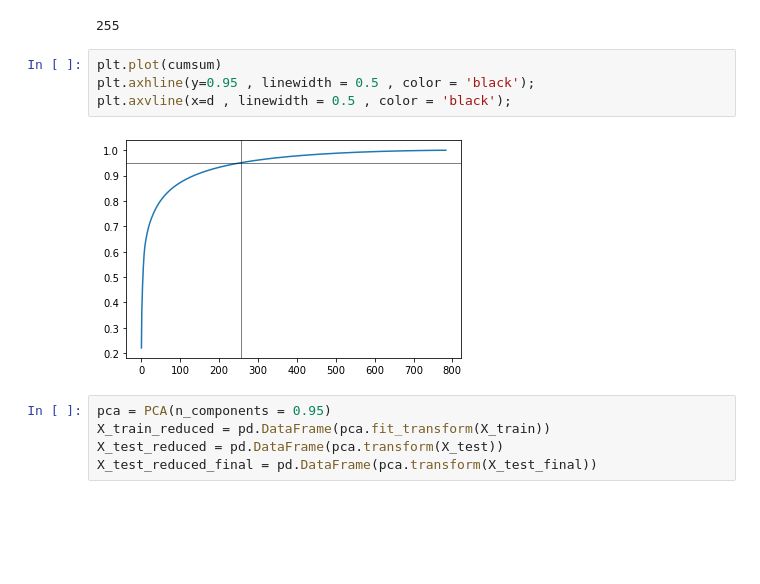
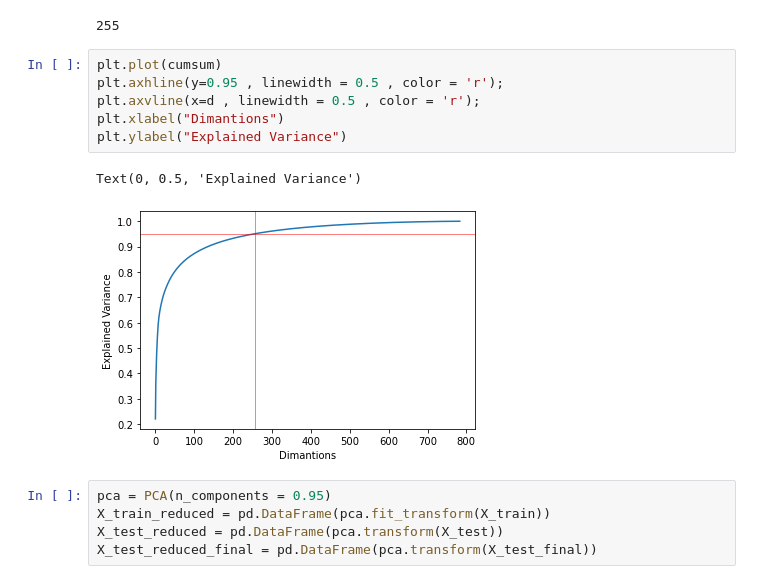
Before and after one commit to diklabirman/Data_Viz_Final_Project, a Jupyter notebook: FASHION MNIST.ipynb, the cells around one changed output. Saved outputs shown, nothing was run; the diff lists cells and outputs as text; blank space fills up the shorter version.

```diff
--- a/FASHION MNIST.ipynb
+++ b/FASHION MNIST.ipynb
@@ -139,10 +140,13 @@ print (d)
 255
 # %%
 plt.plot(cumsum)
-plt.axhline(y=0.95 , linewidth = 0.5 , color = 'black');
-plt.axvline(x=d , linewidth = 0.5 , color = 'black');
+plt.axhline(y=0.95 , linewidth = 0.5 , color = 'r');
+plt.axvline(x=d , linewidth = 0.5 , color = 'r');
+plt.xlabel("Dimantions")
+plt.ylabel("Explained Variance")
 # %% [output]
+Text(0, 0.5, 'Explained Variance')
-[figure, old version]
+[figure, new version]
 # %%
 pca = PCA(n_components = 0.95)
 X_train_reduced = pd.DataFrame(pca.fit_transform(X_train))
```
Also changed, not shown: parts of 19 cells of this notebook.
